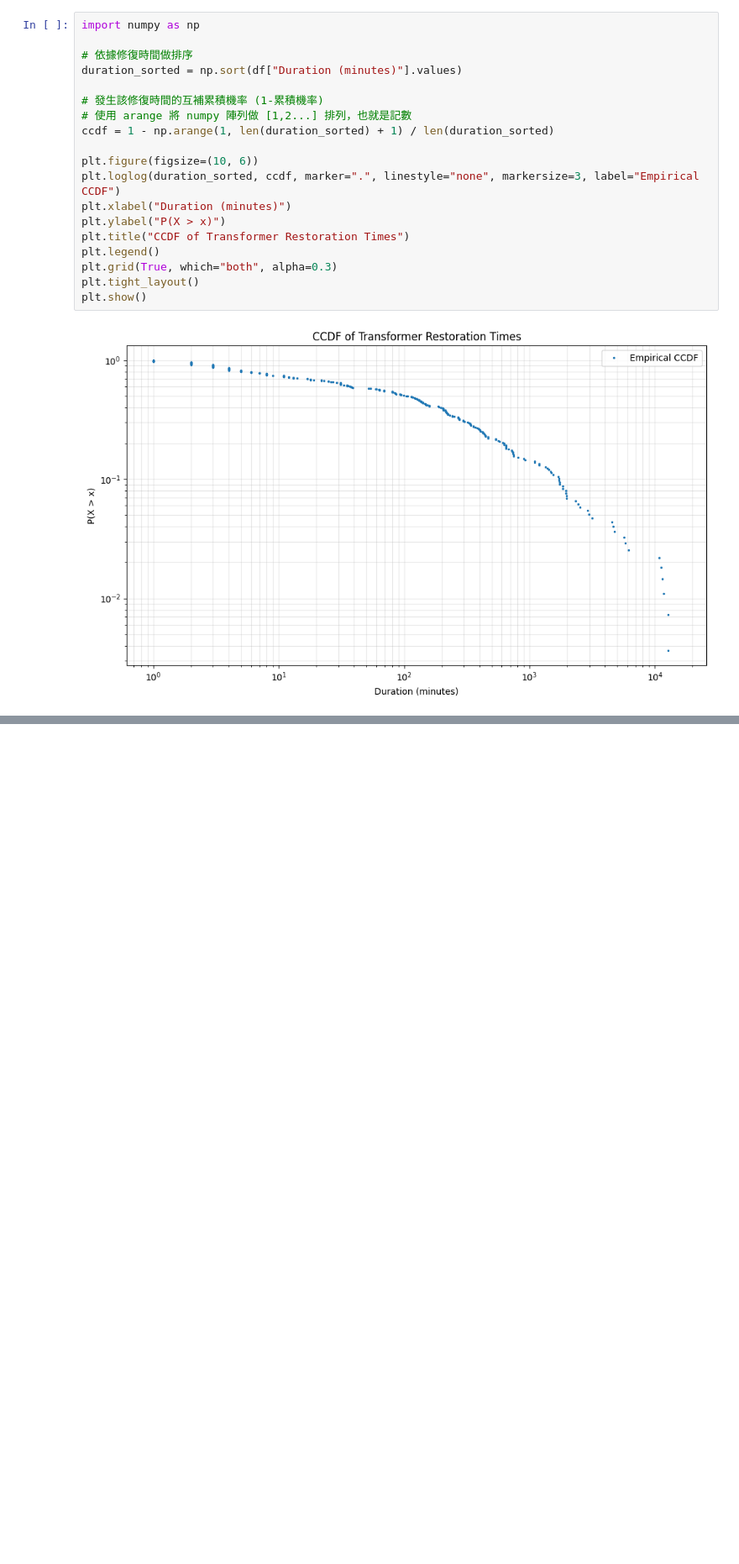
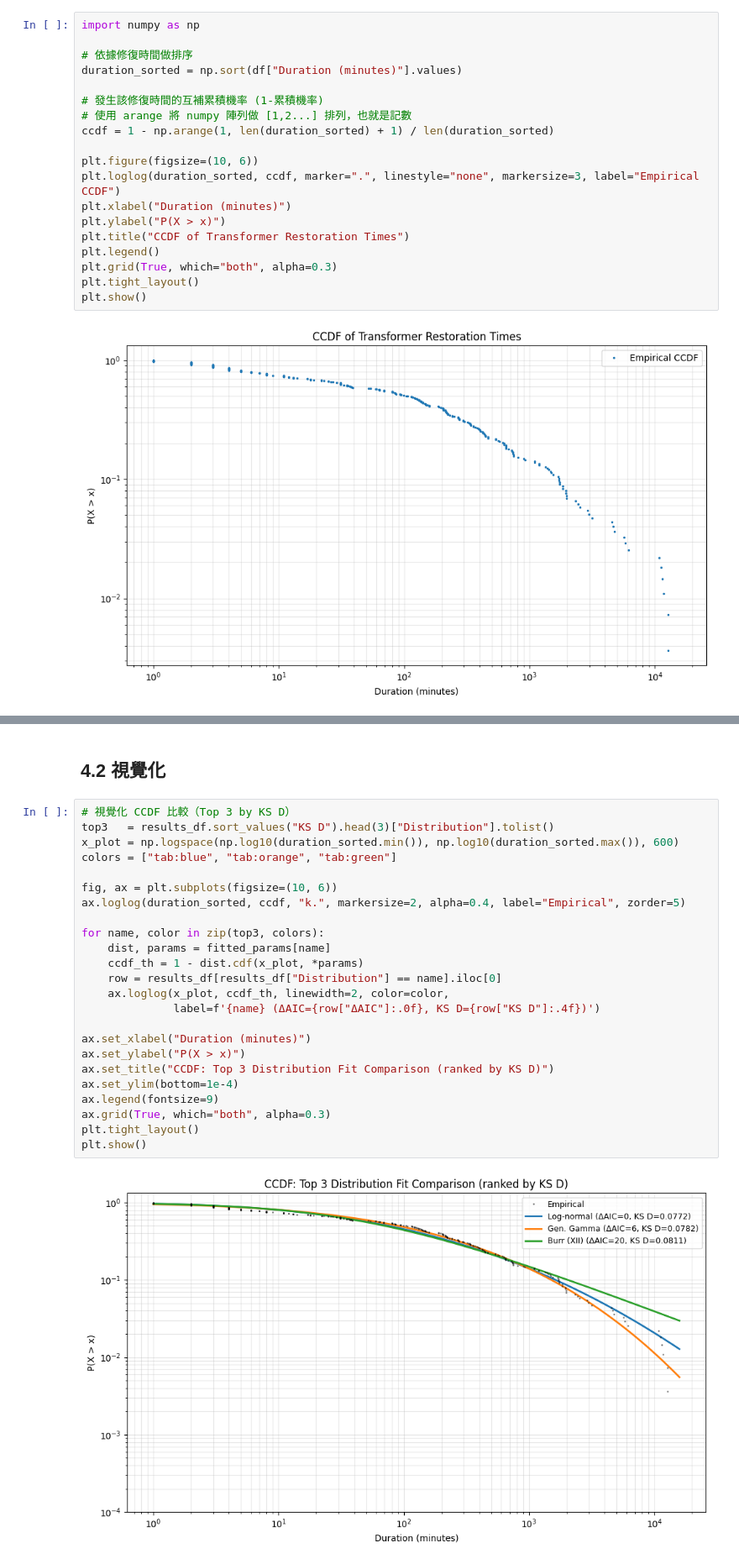
Before and after one commit to jungswork/05_Power_Grid_Repair_Time, a Jupyter notebook: 05_trans_data_analysis.ipynb, the cells around one changed output, grey strips where cells are left out. Shown at 84% size. Drawn from its saved outputs; the diff is of its cells as text; blank space fills up the shorter version.

```diff
--- a/05_trans_data_analysis.ipynb
+++ b/05_trans_data_analysis.ipynb
@@ -193,0 +278,28 @@ plt.show()
+# %% [markdown]
+## 4.2 視覺化
+# %%
+# 視覺化 CCDF 比較（Top 3 by KS D）
+top3   = results_df.sort_values("KS D").head(3)["Distribution"].tolist()
+x_plot = np.logspace(np.log10(duration_sorted.min()), np.log10(duration_sorted.max()), 600)
+colors = ["tab:blue", "tab:orange", "tab:green"]
+
+fig, ax = plt.subplots(figsize=(10, 6))
+ax.loglog(duration_sorted, ccdf, "k.", markersize=2, alpha=0.4, label="Empirical", zorder=5)
+
+for name, color in zip(top3, colors):
+    dist, params = fitted_params[name]
+    ccdf_th = 1 - dist.cdf(x_plot, *params)
+    row = results_df[results_df["Distribution"] == name].iloc[0]
+    ax.loglog(x_plot, ccdf_th, linewidth=2, color=color,
+              label=f'{name} (ΔAIC={row["ΔAIC"]:.0f}, KS D={row["KS D"]:.4f})')
+
+ax.set_xlabel("Duration (minutes)")
+ax.set_ylabel("P(X > x)")
+ax.set_title("CCDF: Top 3 Distribution Fit Comparison (ranked by KS D)")
+ax.set_ylim(bottom=1e-4)
+ax.legend(fontsize=9)
+ax.grid(True, which="both", alpha=0.3)
+plt.tight_layout()
+plt.show()
+# %% [output]
+[figure, added]
```
Also changed, not shown: parts of 15 cells of this notebook.
